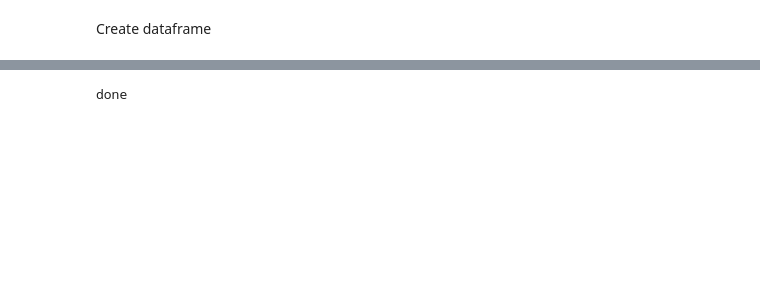
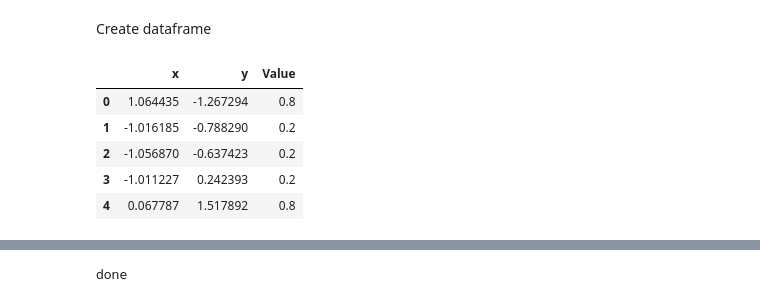
Before and after one commit to du-phan/AI_project, a Jupyter notebook: Kohonen_map.ipynb, the cells around one changed output, grey strips where cells are left out. Saved outputs shown, nothing was run; the diff lists cells and outputs as text; code cells hidden in the pictures; blank space fills up the shorter version.

```diff
--- a/Kohonen_map.ipynb
+++ b/Kohonen_map.ipynb
@@ -84,6 +90,16 @@ df = pd.read_csv('donneespb4.txt',sep=' ',header=None)
 df.columns = ['x','y','Value']
 # %%
 df = str_to_float(df)
+# %%
+df = z_score(df)
+df.head()
+# %% [output]
+|  | x | y | Value |
+| 0 | 1.064435 | -1.267294 | 0.8 |
+| 1 | -1.016185 | -0.788290 | 0.2 |
+| 2 | -1.056870 | -0.637423 | 0.2 |
+| 3 | -1.011227 | 0.242393 | 0.2 |
+| 4 | 0.067787 | 1.517892 | 0.8 |
 # %%
 train = np.array(df.iloc[:,:-1])
 train
```
Also changed, not shown: parts of 7 cells of this notebook.
